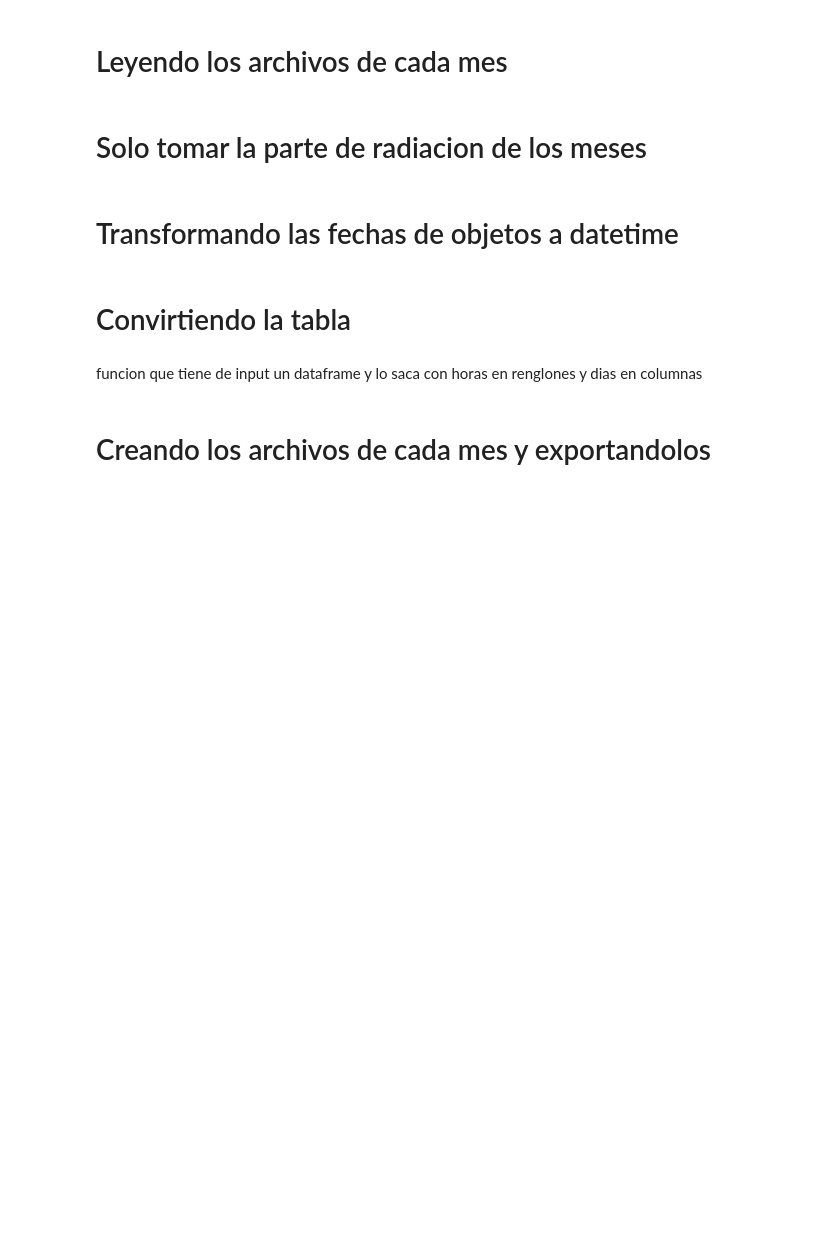
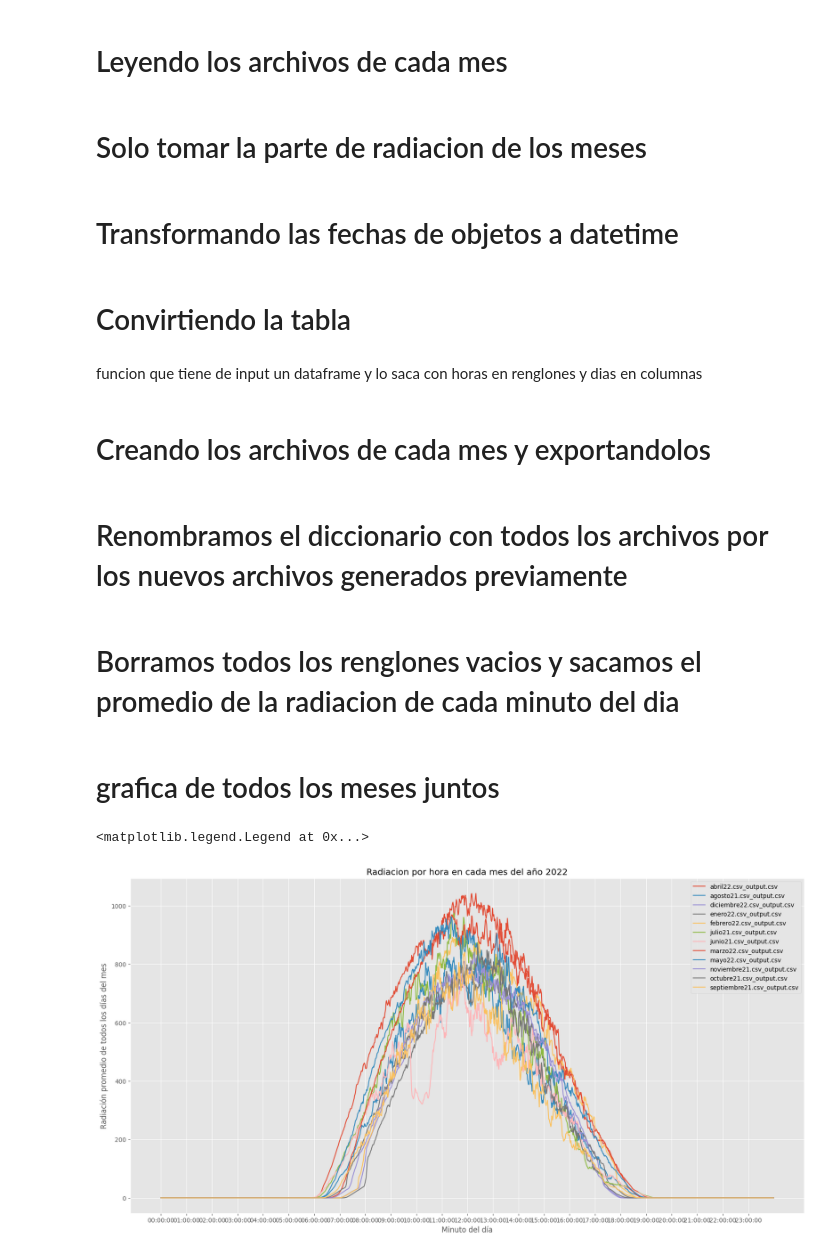
Before and after one commit to lorenzoog00/ASE, a Jupyter notebook: ONEMINUTE/Promedios/graficasdia.ipynb, the cells around one changed output. Drawn from its saved outputs; the diff is of its cells as text; code cells hidden in the pictures; blank space fills up the shorter version.

Commit message:
Graficas de promedio de radiación por hora de cada mes fue añadido

```diff
--- a/ONEMINUTE/Promedios/graficasdia.ipynb
+++ b/ONEMINUTE/Promedios/graficasdia.ipynb
@@ -46,3 +46,34 @@ def graph_month(df):
 # %%
 for waluigi in luigi:
     graph_month(luigi[waluigi]).to_csv(str(waluigi) + '_output.csv')
+# %% [markdown]
+# Renombramos el diccionario con todos los archivos por los nuevos archivos generados previamente
+# %%
+files = [file for file in os.listdir('./RAD_mes_por_dia')]
+luigi = {}
+for file in files:
+    luigi[file] =  pd.read_csv('./RAD_mes_por_dia/'+ file)
+# %% [markdown]
+# Borramos todos los renglones vacios y sacamos el promedio de la radiacion de cada minuto del dia
+# %%
+for toad in luigi:
+    luigi[toad].drop(luigi[toad].index[1440:], inplace=True, axis=0)
+    luigi[toad]['Radiación Promedio'] = luigi[toad].iloc[:, 3:].mean(axis=1)
+# %% [markdown]
+# grafica de todos los meses juntos
+# %%
+plt.style.use('ggplot')
+plt.figure(figsize= (20,10))
+plt.title('Radiacion por hora en cada mes del año 2022')
+plt.xlabel('Minuto del día')
+plt.ylabel('Radiación promedio de todos los días del mes')
+
+for bowser in luigi:
+    plt.plot(luigi[bowser].TOA5, luigi[bowser]['Radiación Promedio'], label = bowser )
+
+
+plt.xticks(luigi['abril22.csv_output.csv'].TOA5[::60])
+plt.legend()
+# %% [output]
+<matplotlib.legend.Legend at 0x...>
+[figure, added]
```
Also changed, not shown: parts of 2 cells of this notebook, 2 other files.
